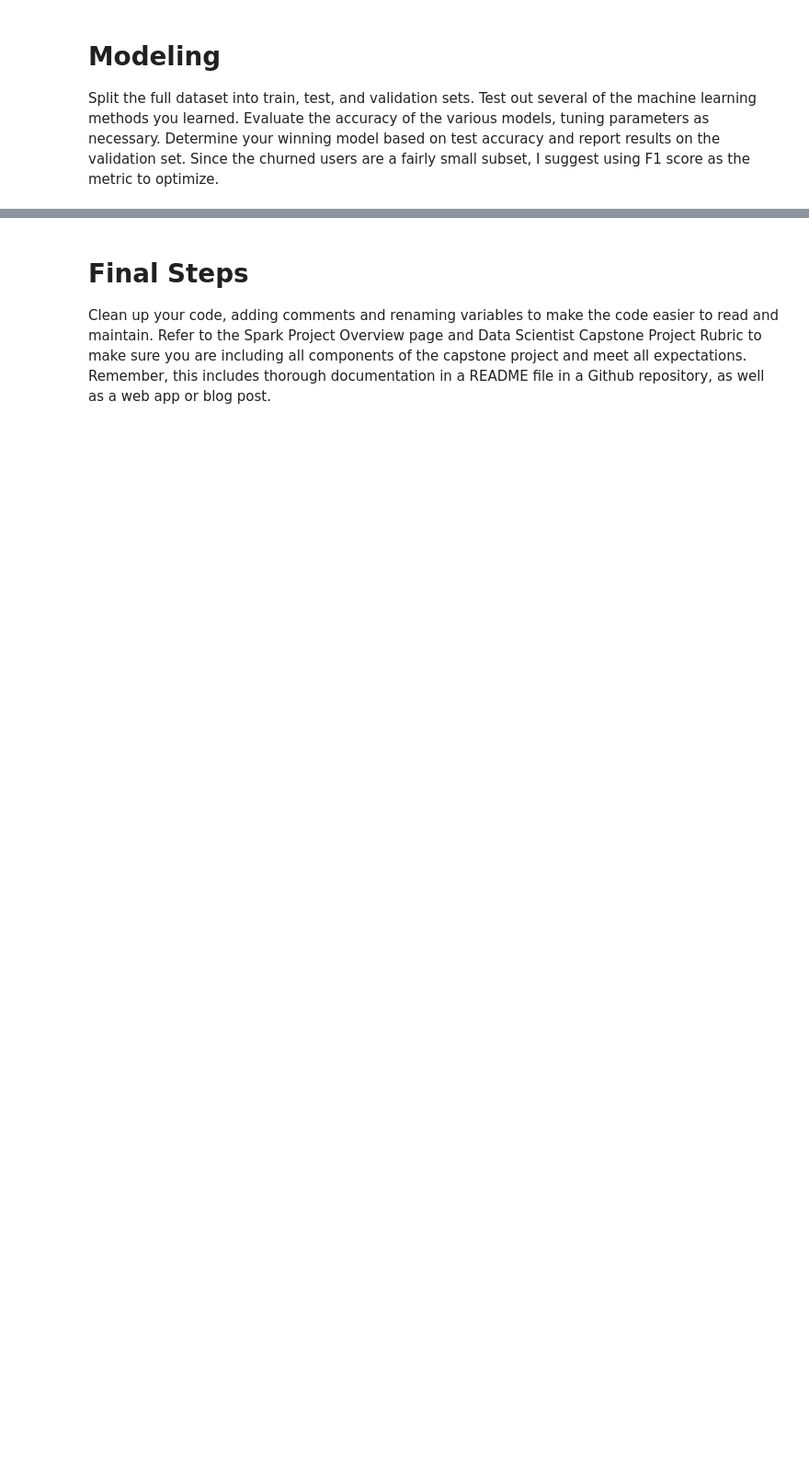
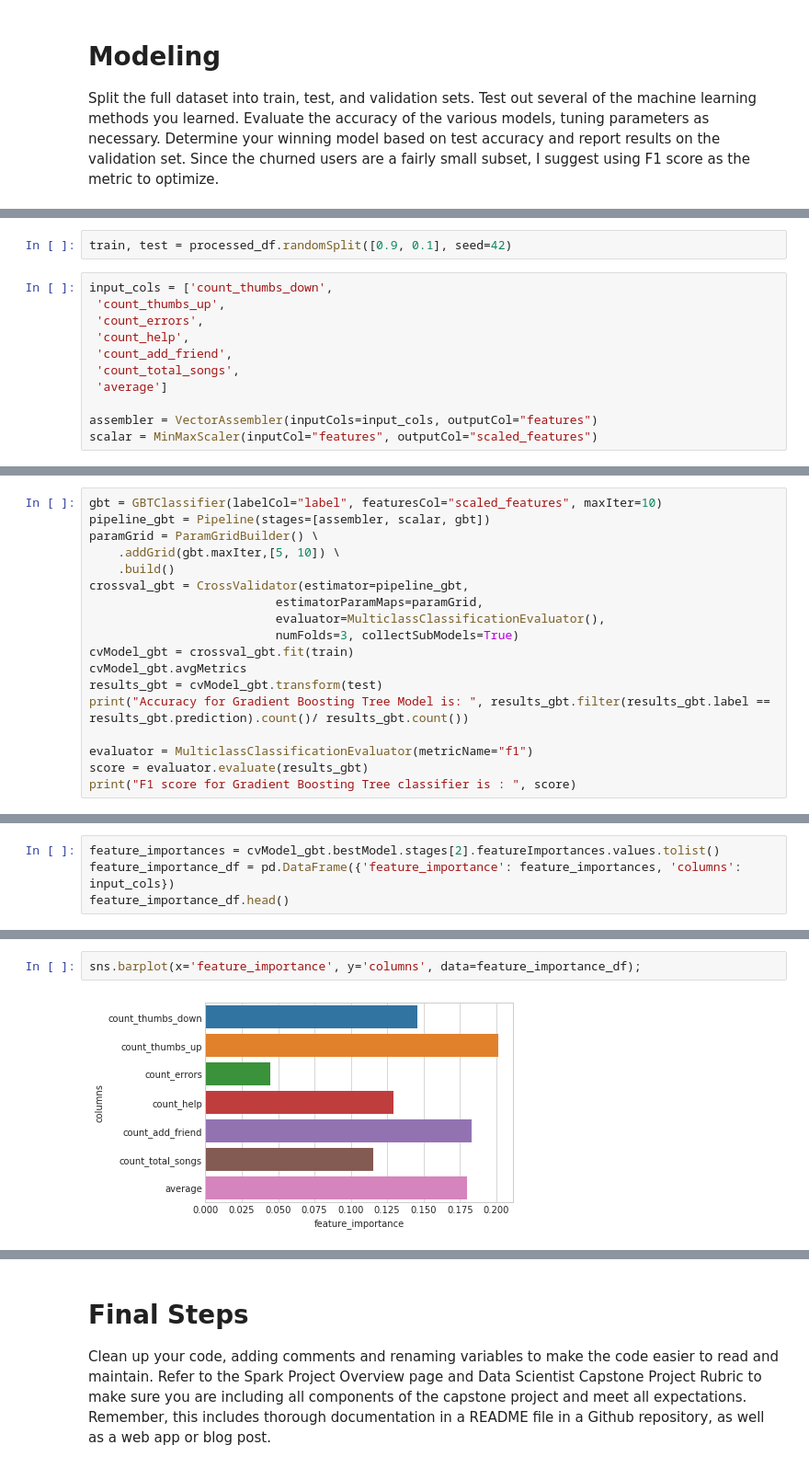
Before and after one commit to mpbnka/Udacity_DataScientist_Capstone, a Jupyter notebook: Sparkify.ipynb, the cells around one changed output, grey strips where cells are left out. Shown at 92% size. Saved outputs shown, nothing was run; the diff lists cells and outputs as text; blank space fills up the shorter version.

```diff
--- a/Sparkify.ipynb
+++ b/Sparkify.ipynb
@@ -900,0 +962,13 @@ Split the full dataset into train, test, and validation sets. Test out several o
+# %%
+train, test = processed_df.randomSplit([0.9, 0.1], seed=42)
+# %%
+input_cols = ['count_thumbs_down',
+ 'count_thumbs_up',
+ 'count_errors',
+ 'count_help',
+ 'count_add_friend',
+ 'count_total_songs',
+ 'average']
+
+assembler = VectorAssembler(inputCols=input_cols, outputCol="features")
+scalar = MinMaxScaler(inputCol="features", outputCol="scaled_features")
@@ -900,0 +1029,18 @@ Split the full dataset into train, test, and validation sets. Test out several o
+# %%
+gbt = GBTClassifier(labelCol="label", featuresCol="scaled_features", maxIter=10)
+pipeline_gbt = Pipeline(stages=[assembler, scalar, gbt])
+paramGrid = ParamGridBuilder() \
+    .addGrid(gbt.maxIter,[5, 10]) \
+    .build()
+crossval_gbt = CrossValidator(estimator=pipeline_gbt,
+                          estimatorParamMaps=paramGrid,
+                          evaluator=MulticlassClassificationEvaluator(),
+                          numFolds=3, collectSubModels=True)
+cvModel_gbt = crossval_gbt.fit(train)
+cvModel_gbt.avgMetrics
+results_gbt = cvModel_gbt.transform(test)
+print("Accuracy for Gradient Boosting Tree Model is: ", results_gbt.filter(results_gbt.label == results_gbt.prediction).count()/ results_gbt.count())
+
+evaluator = MulticlassClassificationEvaluator(metricName="f1")
+score = evaluator.evaluate(results_gbt)
+print("F1 score for Gradient Boosting Tree classifier is : ", score)
@@ -900,0 +1129,4 @@ Split the full dataset into train, test, and validation sets. Test out several o
+# %%
+feature_importances = cvModel_gbt.bestModel.stages[2].featureImportances.values.tolist()
+feature_importance_df = pd.DataFrame({'feature_importance': feature_importances, 'columns': input_cols})
+feature_importance_df.head()
@@ -900,0 +1140,4 @@ Split the full dataset into train, test, and validation sets. Test out several o
+# %%
+sns.barplot(x='feature_importance', y='columns', data=feature_importance_df);
+# %% [output]
+[figure, added]
```
Also changed, not shown: parts of 24 cells of this notebook, 1 other file.
